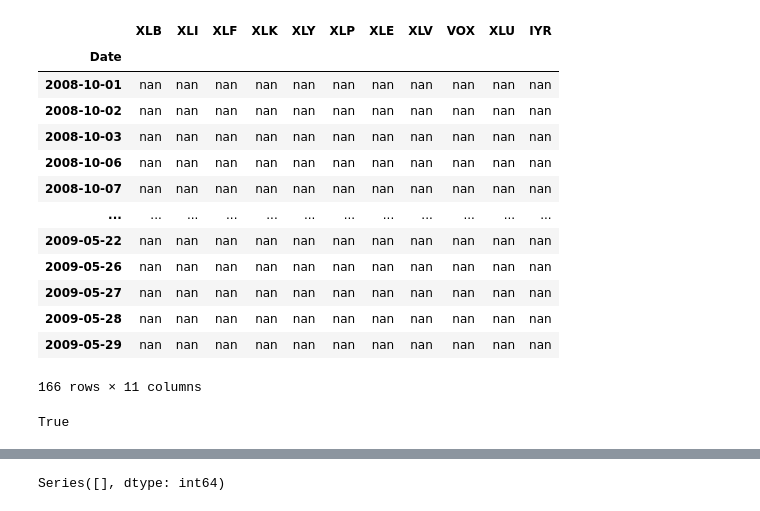
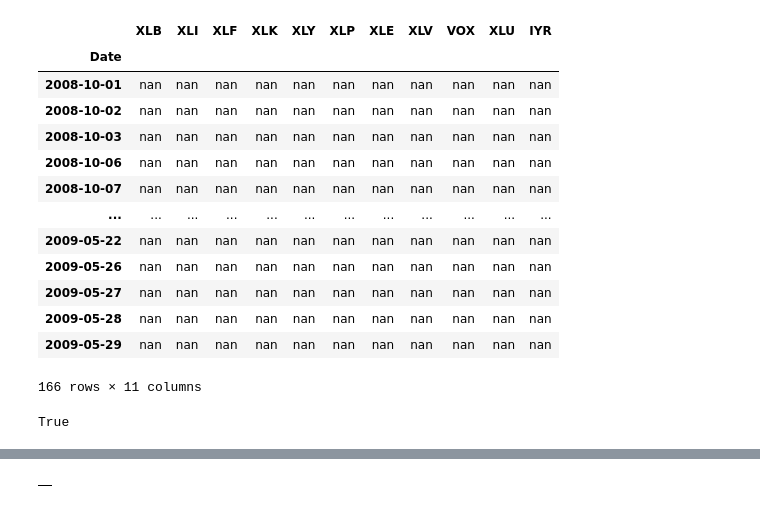
Before and after one commit to bennicholson2/Enhancing-Technical-Analysis-with-Data-Science, a Jupyter notebook: Technical Analysis/buy_hold_analysis.ipynb, the cells around one changed output, grey strips where cells are left out. Saved outputs shown, nothing was run; the diff lists cells and outputs as text; code cells hidden in the pictures.

```diff
--- a/Technical Analysis/buy_hold_analysis.ipynb
+++ b/Technical Analysis/buy_hold_analysis.ipynb
@@ -387,4 +424,5 @@ buy ticker XLB at day 2008-09-30 00:00:00 for 23.506338119506836
-# %%
-pd.Series(list).value_counts()
-# %% [output]
-Series([], dtype: int64)
+# %%
+portfolio_summary = {period: {ticker: pd.DataFrame() for ticker in sector_etf_tickers} for period in economic_cycle_periods_list}
+portfolio_summary['trough']['XLB']
+# %% [output]
+|  |
```
Also changed, not shown: parts of 9 cells of this notebook.
